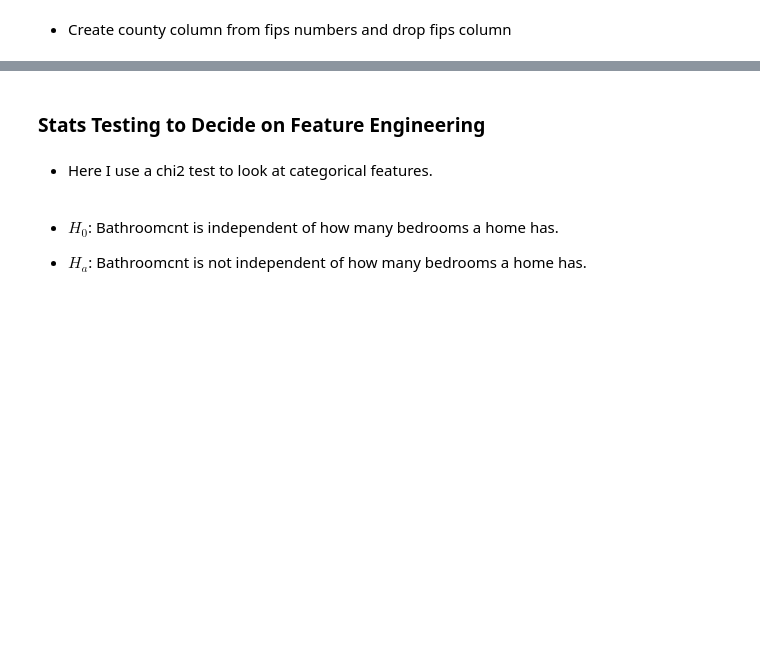
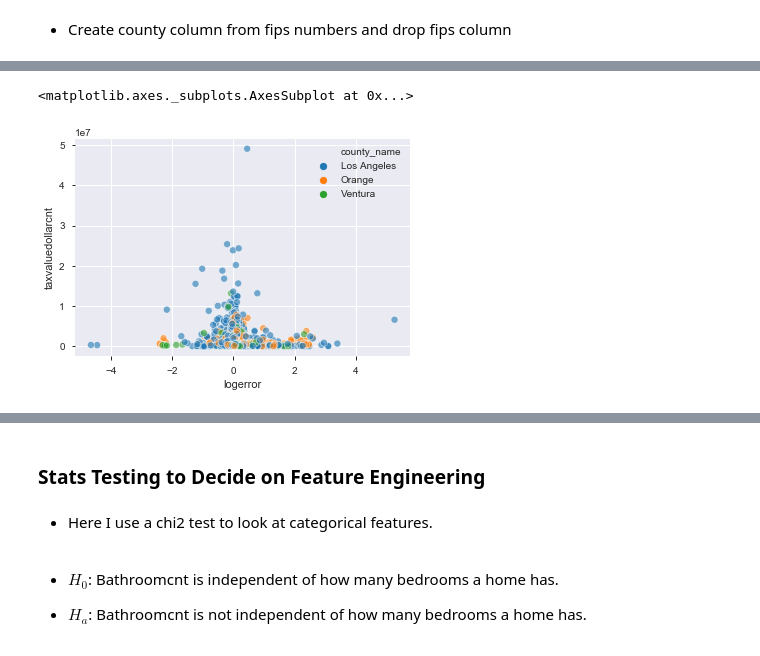
Before and after one commit to FJ-Zillow-Org/Zillow, a Jupyter notebook: faiths_explore.ipynb, the cells around one changed output, grey strips where cells are left out. Drawn from its saved outputs; the diff is of its cells as text; code cells hidden in the pictures; blank space fills up the shorter version.

```diff
--- a/faiths_explore.ipynb
+++ b/faiths_explore.ipynb
@@ -179,2 +97,0 @@ memory usage: 7.6+ MB
-# %%
-cols = ["bathroomcnt", "bedroomcnt", "poolcnt", "yearbuilt", "garagecarcnt", "taxdelinquencyflag", "taxdelinquencyyear", "county_name"]
@@ -212,0 +98,4 @@ sns.boxplot(df.bathroomcnt, df.calculatedfinishedsquarefeet)
+# %%
+# Impute zeros into poolcnt and garagecarcnt on train set
+
+train = prepare.fill_zero(train, cols=cols)
@@ -212,0 +110,4 @@ sns.boxplot(df.bathroomcnt, df.calculatedfinishedsquarefeet)
+# %%
+# drop columns that have more than 50% of values missing and rows with more than 75% of values missing
+
+train = prepare.handle_missing_values(train)
@@ -212,0 +120,2 @@ sns.boxplot(df.bathroomcnt, df.calculatedfinishedsquarefeet)
+# %%
+train.dropna(inplace=True)
@@ -212,0 +206,5 @@ sns.boxplot(df.bathroomcnt, df.calculatedfinishedsquarefeet)
+# %%
+sns.scatterplot(data=train, x="logerror", y="taxvaluedollarcnt", hue="county_name", hue_order=["Los Angeles", "Orange", "Ventura"] , alpha=.6)
+# %% [output]
+<matplotlib.axes._subplots.AxesSubplot at 0x...>
+[figure, added]
```
Also changed, not shown: parts of 72 cells of this notebook.
